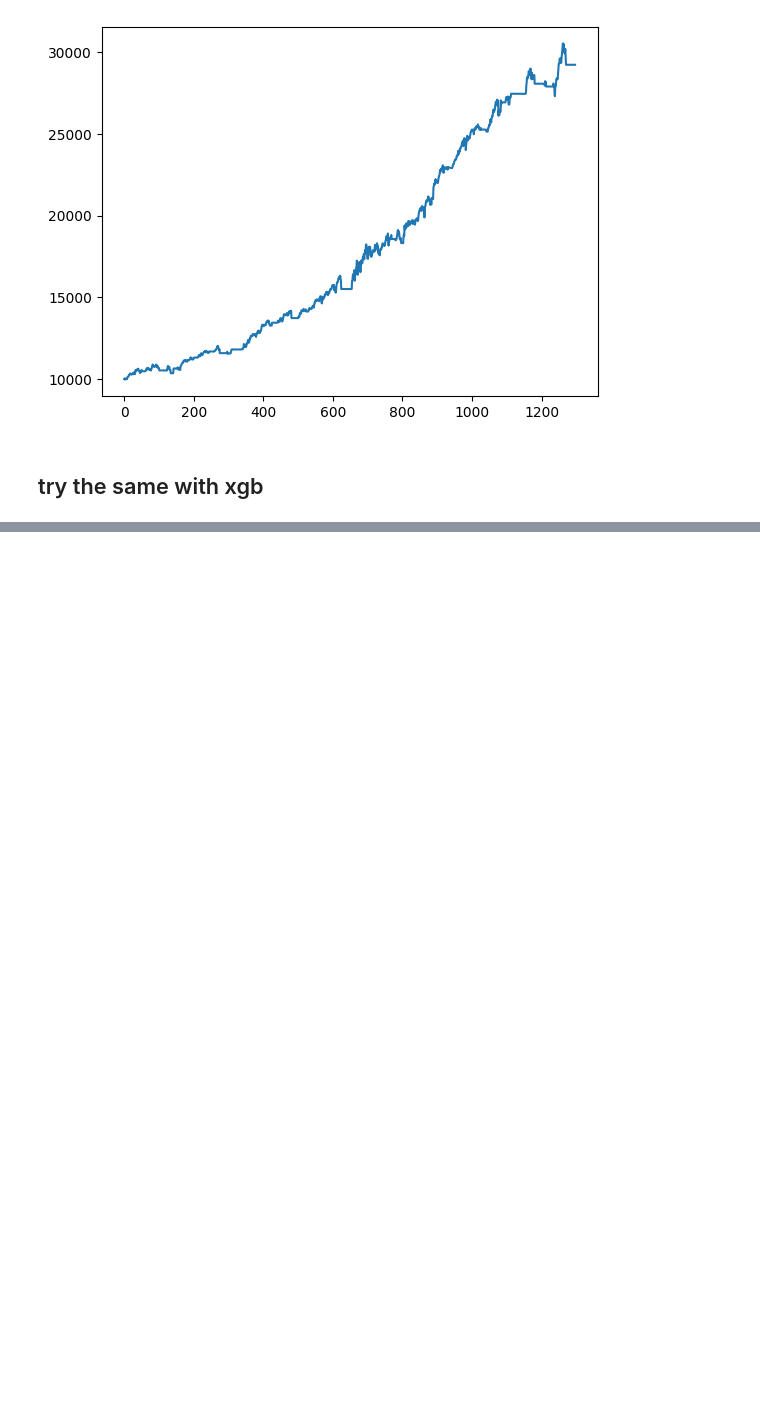
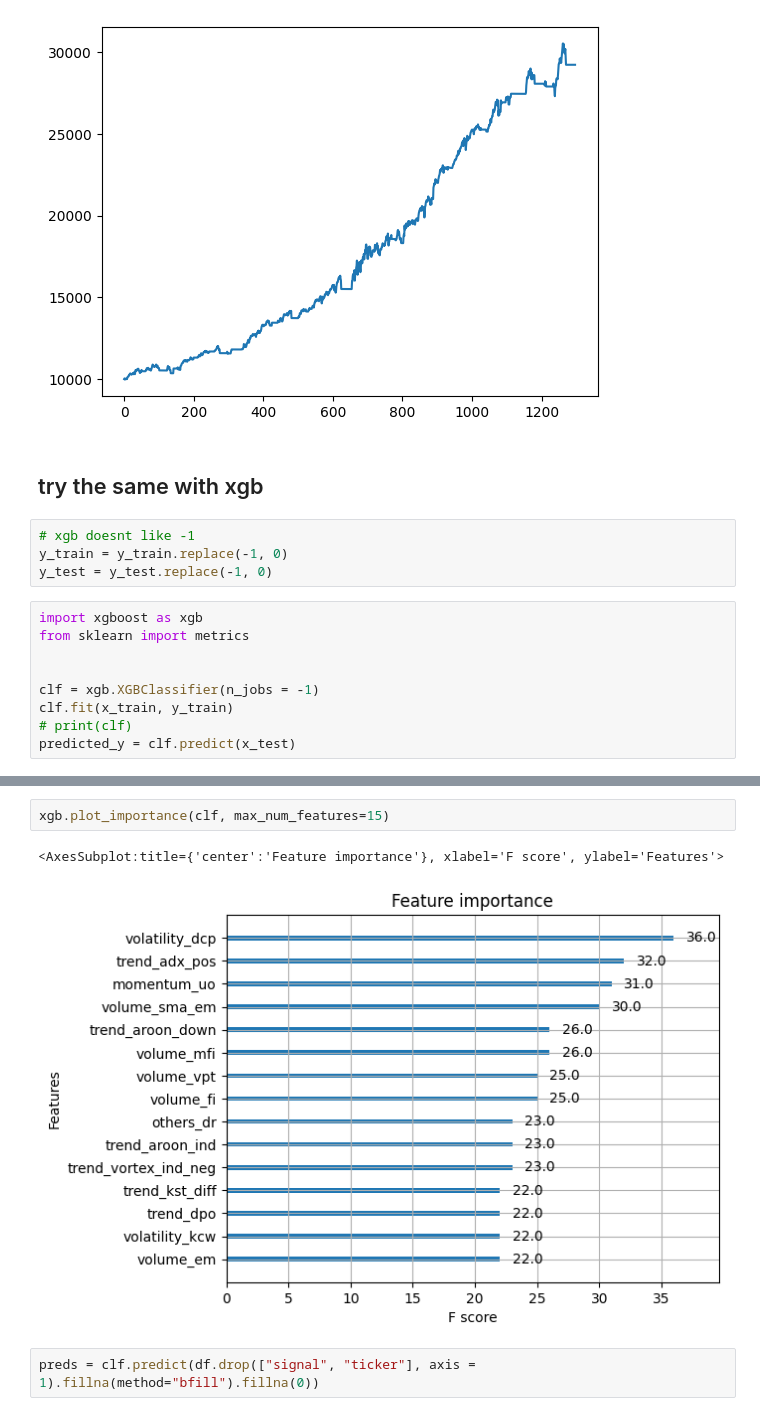
Before and after one commit to JustinGuese/tradingbot22-tradingbots, a Jupyter notebook: jupyternotebooks/correlations.ipynb, the cells around one changed output, grey strips where cells are left out. Saved outputs shown, nothing was run; the diff lists cells and outputs as text; blank space fills up the shorter version.

Commit message:
xgboost

```diff
--- a/jupyternotebooks/correlations.ipynb
+++ b/jupyternotebooks/correlations.ipynb
@@ -180,3 +180,16 @@ or 312.13$ per month
 [figure]
 # %% [markdown]
 ## try the same with xgb
+# %%
+# xgb doesnt like -1
+y_train = y_train.replace(-1, 0)
+y_test = y_test.replace(-1, 0)
+# %%
+import xgboost as xgb
+from sklearn import metrics
+
+
+clf = xgb.XGBClassifier(n_jobs = -1)
+clf.fit(x_train, y_train)
+# print(clf)
+predicted_y = clf.predict(x_test)
@@ -182,0 +211,7 @@ or 312.13$ per month
+# %%
+xgb.plot_importance(clf, max_num_features=15)
+# %% [output]
+<AxesSubplot:title={'center':'Feature importance'}, xlabel='F score', ylabel='Features'>
+[figure, added]
+# %%
+preds = clf.predict(df.drop(["signal", "ticker"], axis = 1).fillna(method="bfill").fillna(0))
```
Also changed, not shown: parts of 3 cells of this notebook.
